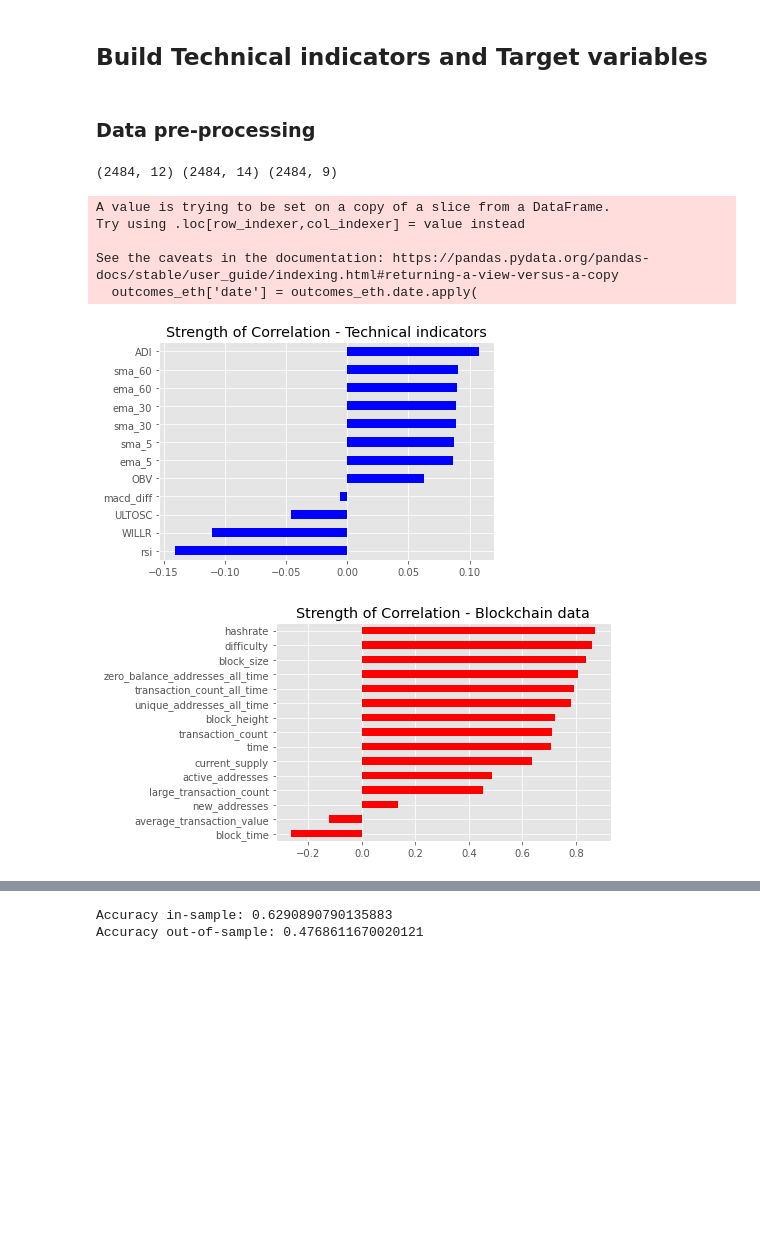
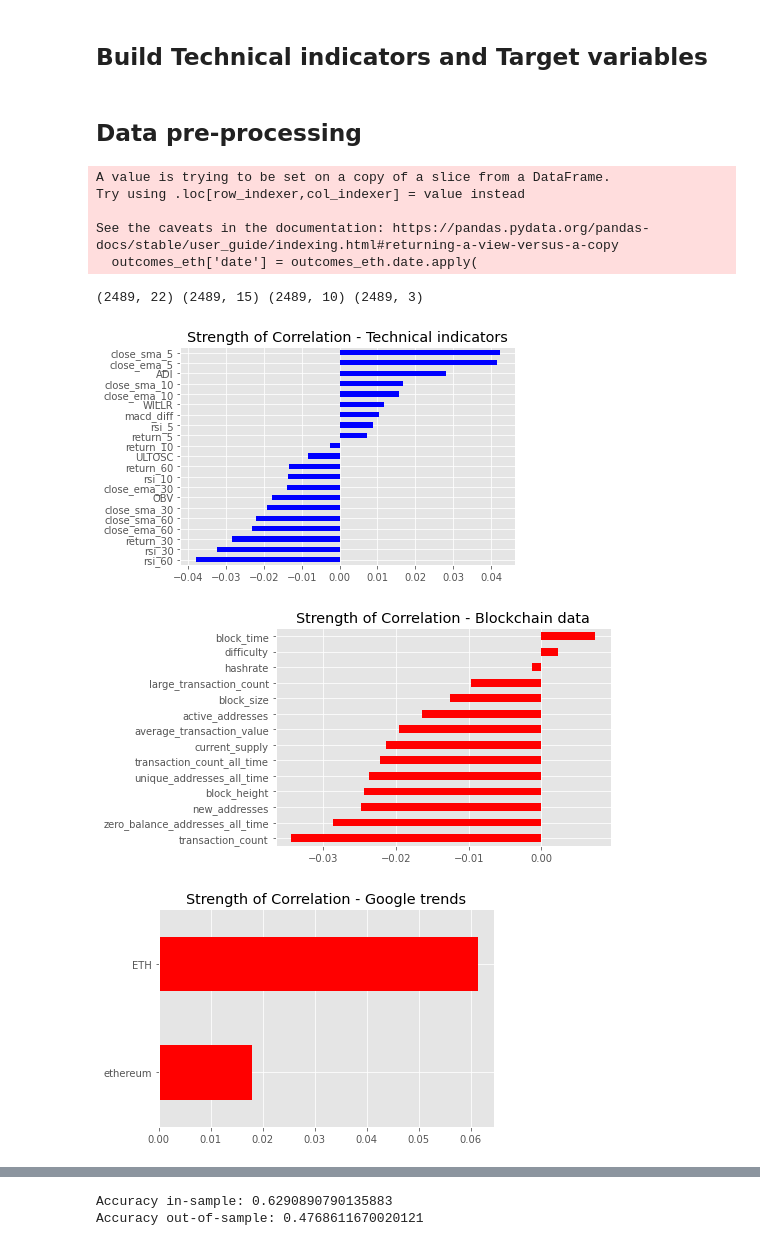
Before and after one commit to es-g/MSc_Ethereum_price_trend_analysis, a Jupyter notebook: simulations.ipynb, the cells around one changed output, grey strips where cells are left out. Saved outputs shown, nothing was run; the diff lists cells and outputs as text; code cells hidden in the pictures; blank space fills up the shorter version.

```diff
--- a/simulations.ipynb
+++ b/simulations.ipynb
@@ -178,7 +79,7 @@ for fsym in fsyms:
 # Check for duplicates
 # features[features.duplicated(subset=['date', 'symbol'], keep=False)]
 # %% [markdown]
-### Data pre-processing
+## Data pre-processing
 # %%
 import datetime
 
@@ -193,7 +94,6 @@ features_eth['date'] = (features_eth.date.apply(
                                 microsecond=0)
                                 )
                         )
-features_eth = features_eth.set_index('date')
 
 outcomes_eth = outcomes[outcomes['symbol'] == 'ETH']
 outcomes_eth['date'] = outcomes_eth.date.apply(
@@ -204,13 +104,6 @@ outcomes_eth['date'] = outcomes_eth.date.apply(
                                 second=0,
                                 microsecond=0)
                                 )
-outcomes_eth = outcomes_eth.set_index('date')
-
-
-nonnull_index = outcomes_eth.merge(features_eth, how='inner', on='date').dropna().index
-
-features_eth = features_eth.loc[nonnull_index, :]
-outcomes_eth = outcomes_eth.loc[nonnull_index, :]
 
 
 features_eth_blockchain = blockchain_data[blockchain_data['symbol'] == 'ETH']
@@ -224,39 +117,65 @@ features_eth_blockchain['date'] = features_eth_blockchain.date.apply(
                                 second=0,
                                 microsecond=0)
                                 )
+
+google_trends_eth['date'] = google_trends_eth['date'].apply( lambda x: datetime.datetime.strptime(x, '%Y-%m-%d %H:%M:%S') )
+
+google_trends_eth = google_trends_eth.set_index('date').resample('D').sum()
+google_trends_eth = google_trends_eth.reset_index().drop(columns='isPartial')
+
+features_eth = features_eth.set_index('date')
 features_eth_blockchain = features_eth_blockchain.set_index('date')
+google_trends_eth = google_trends_eth.set_index('date')
+outcomes_eth = outcomes_eth.set_index('date')
 
-# nonnull_index = outcomes_eth.merge(features_eth_blockchain, how='inner', on='date').dropna().index
 
+# nonnull_dates = outcomes_eth.merge(features_eth, how='inner', on='date').dropna().date
+nonnull_index = outcomes_eth.merge(features_eth, how='inner', on='date').dropna().index
+
+features_eth = features_eth.loc[nonnull_index, :]
 features_eth_blockchain = features_eth_blockchain.loc[nonnull_index, :]
-# outcomes_eth = outcomes_eth.loc[nonnull_index, :]
+google_trends_eth = google_trends_eth.loc[nonnull_index, :]
+outcomes_eth = outcomes_eth.loc[nonnull_index, :]
 
-print(features_eth.shape, features_eth_blockchain.shape, outcomes_eth.shape)
+# Reset indices
+features_eth = features_eth.reset_index()
+features_eth_blockchain = features_eth_blockchain.reset_index()
+google_trends_eth = google_trends_eth.reset_index()
+outcomes_eth = outcomes_eth.reset_index()
+
+
+print(features_eth.shape, features_eth_blockchain.shape, outcomes_eth.shape, google_trends_eth.shape)
 # %% [output]
-(2484, 12) (2484, 14) (2484, 9)
+A value is trying to be set on a copy of a slice from a DataFrame.
+Try using .loc[row_indexer,col_indexer] = value instead
+
+See the caveats in the documentation: https://pandas.pydata.org/pandas-docs/stable/user_guide/indexing.html#returning-a-view-versus-a-copy
+  outcomes_eth['date'] = outcomes_eth.date.apply(
-A value is trying to be set on a copy of a slice from a DataFrame.
-Try using .loc[row_indexer,col_indexer] = value instead
-
-See the caveats in the documentation: https://pandas.pydata.org/pandas-docs/stable/user_guide/indexing.html#returning-a-view-versus-a-copy
-  outcomes_eth['date'] = outcomes_eth.date.apply(
+(2489, 22) (2489, 15) (2489, 10) (2489, 3)
 # %%
 import matplotlib.pyplot as plt
 
 # Correlation strength
 plt.style.use('ggplot')
 
 # plt.figure(figsize=(15,10))
 
-corr = features_eth.corrwith(outcomes_eth['close_5'])
+corr = features_eth.corrwith(outcomes_eth['direction_1'])
 corr.sort_values().plot.barh(color = 'blue', title = 'Strength of Correlation - Technical indicators')
 plt.show()
 
 
 plt.style.use('ggplot')
-corr = blockchain_data[blockchain_data['symbol'] == 'ETH'].corrwith(ohlcv_data[ohlcv_data['symbol'] == 'ETH']['close'])
+corr = features_eth_blockchain.corrwith(outcomes_eth['direction_1'])
 corr.sort_values().plot.barh(color = 'red', title = 'Strength of Correlation - Blockchain data')
 plt.show()
+
+plt.style.use('ggplot')
+corr = google_trends_eth.corrwith(outcomes_eth['direction_1'])
+corr.sort_values().plot.barh(color = 'red', title = 'Strength of Correlation - Google trends')
+plt.show()
 # %% [output]
-[figure, old version]
+[figure, new version]
-[figure, old version]
+[figure, new version]
+[figure, added]
 # %% [markdown]
```
Also changed, not shown: parts of 33 cells of this notebook, 16 other files.
